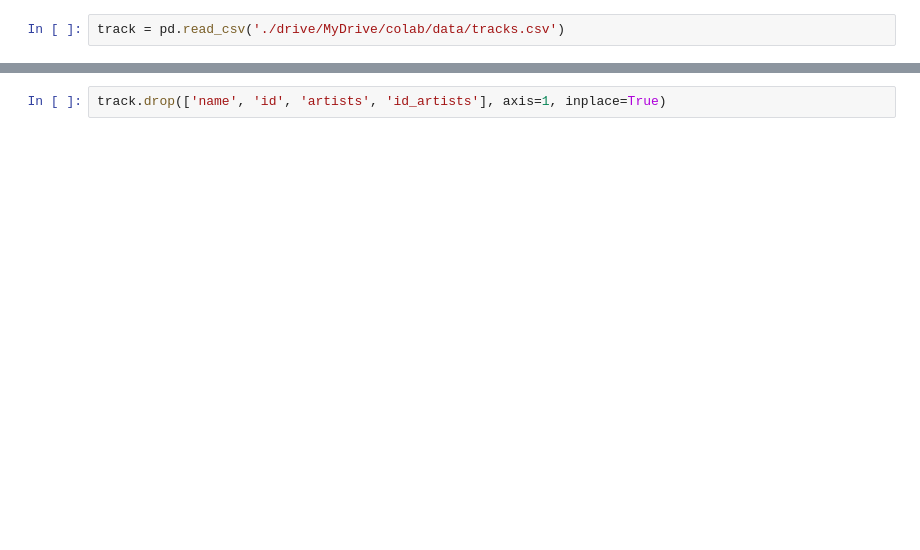
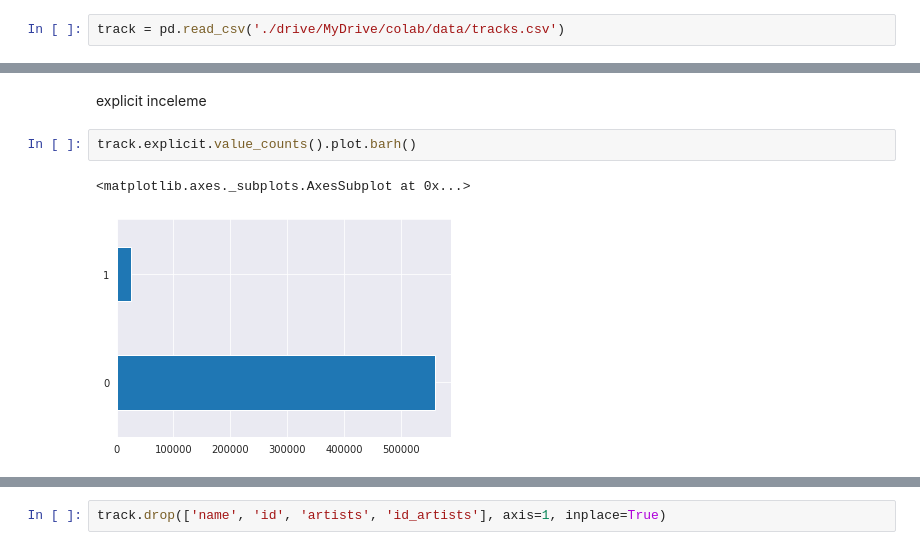
Before and after one commit to abdurrahmanbulut/Song-Popularity-Prediction-ML, a Jupyter notebook: main.ipynb, the cells around one changed output, grey strips where cells are left out. Saved outputs shown, nothing was run; the diff lists cells and outputs as text; blank space fills up the shorter version.

```diff
--- a/main.ipynb
+++ b/main.ipynb
@@ -26,0 +90,7 @@ track = pd.read_csv('./drive/MyDrive/colab/data/tracks.csv')
+# %% [markdown]
+explicit inceleme
+# %%
+track.explicit.value_counts().plot.barh()
+# %% [output]
+<matplotlib.axes._subplots.AxesSubplot at 0x...>
+[figure, added]
```
Also changed, not shown: parts of 107 cells of this notebook.
